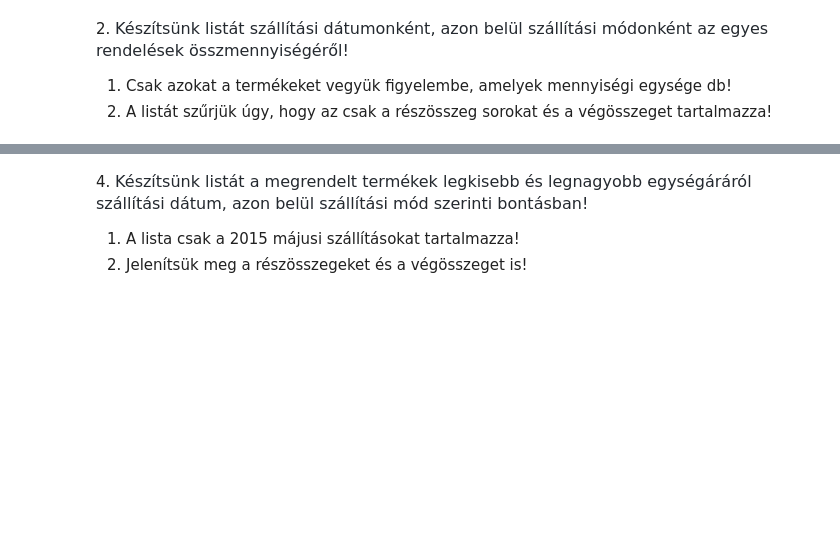
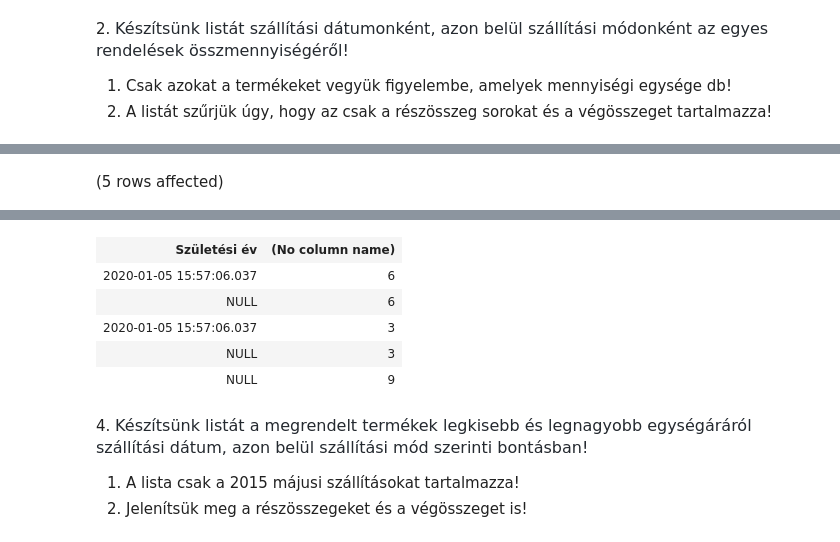
Before and after one commit to Dobo-Lilla/adatbazisok, a Jupyter notebook: gyakorlat05_feladatok.ipynb, the cells around one changed output, grey strips where cells are left out. Drawn from its saved outputs; the diff is of its cells as text; code cells hidden in the pictures; blank space fills up the shorter version.

```diff
--- a/gyakorlat05_feladatok.ipynb
+++ b/gyakorlat05_feladatok.ipynb
@@ -25,3 +58,10 @@ GROUP BY ROLLUP(YEAR(r.REND_DATUM))
 2. A lista tartalmazza a részösszegeket és a végösszeget is!
 
 ![](https://moodle.uni-corvinus.hu/theme/image.php/adaptable/atto_h5p/1709548862/icon)
+# %%
+SELECT GETDATE() -YEAR(u.SZULEV) as 'Születési év',COUNT(*)
+FROM Ugyfel u LEFT JOIN Rendeles r ON u.[LOGIN] = r.[LOGIN]
+WHERE r.[LOGIN] IS NULl
+GROUP BY ROLLUP(NEM,GETDATE() -YEAR(u.SZULEV))
+# %% [output]
+(5 rows affected)
@@ -28,3 +69,9 @@ GROUP BY ROLLUP(YEAR(r.REND_DATUM))
+| Születési év | (No column name) |
+| 2020-01-05 15:57:06.037 | 6 |
+| NULL | 6 |
+| 2020-01-05 15:57:06.037 | 3 |
+| NULL | 3 |
+| NULL | 9 |
 # %% [markdown]
 4. <span style="color: rgb(36, 41, 47); font-family: -apple-system, BlinkMacSystemFont, &quot;Segoe UI&quot;, Helvetica, Arial, sans-serif, &quot;Apple Color Emoji&quot;, &quot;Segoe UI Emoji&quot;; font-size: 16px;">Készítsünk listát a megrendelt termékek legkisebb és legnagyobb egységáráról szállítási dátum, azon belül szállítási mód szerinti bontásban!</span>
 
```
Also changed, not shown: parts of 4 cells of this notebook.
